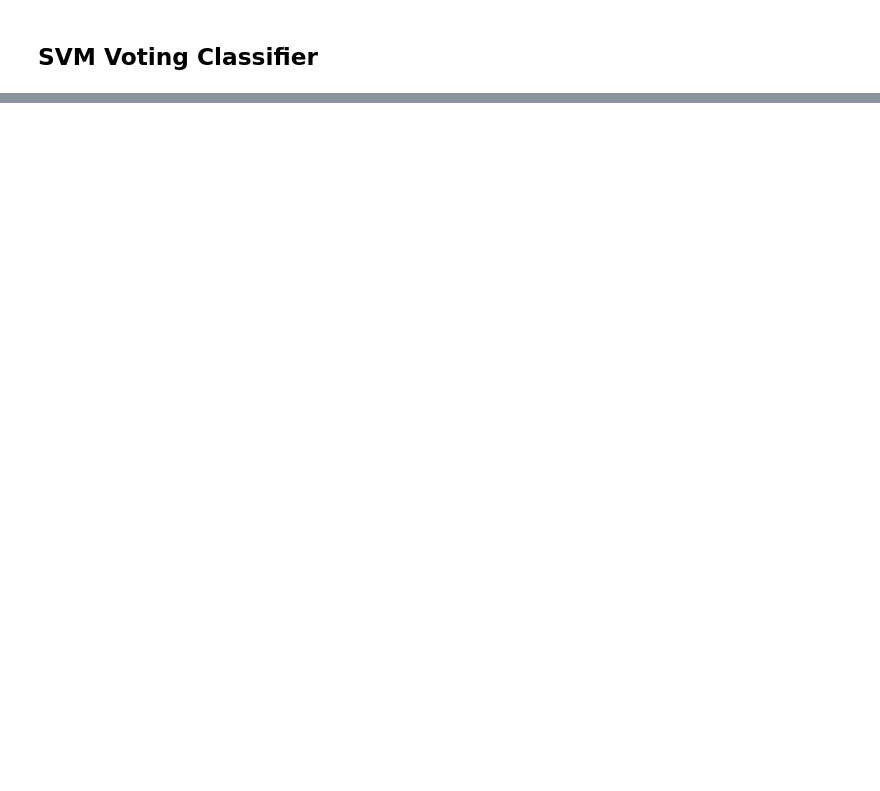
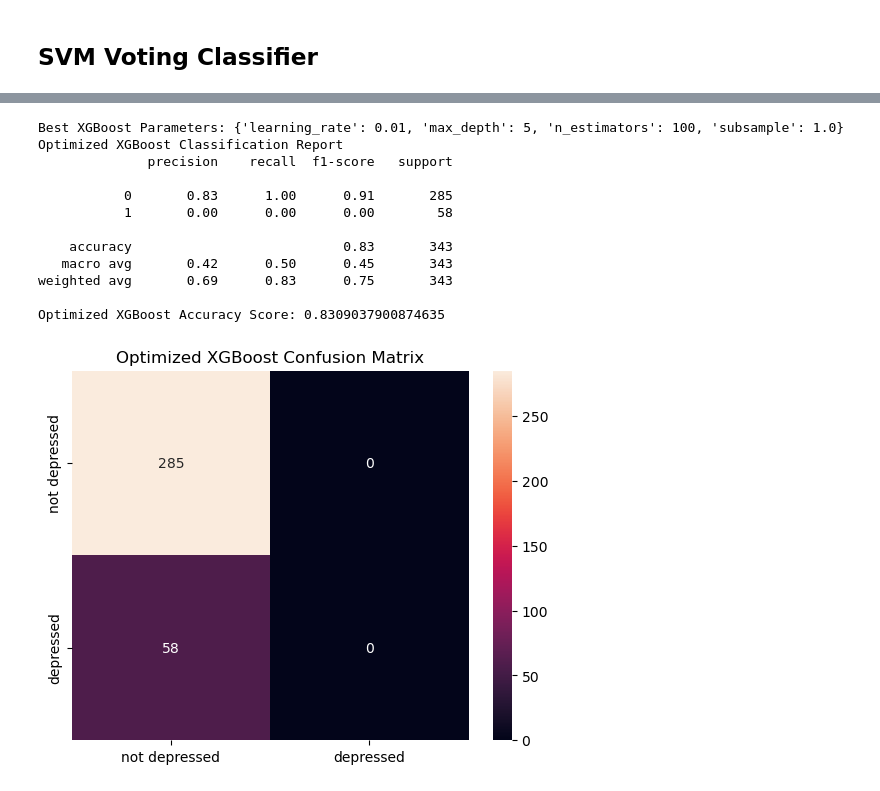
Before and after one commit to SuYumnam/Depression_Prediction, a Jupyter notebook: Depression_prediction_code.ipynb, the cells around one changed output, grey strips where cells are left out. Saved outputs shown, nothing was run; the diff lists cells and outputs as text; code cells hidden in the pictures; blank space fills up the shorter version.

```diff
--- a/Depression_prediction_code.ipynb
+++ b/Depression_prediction_code.ipynb
@@ -614,0 +633,43 @@ weighted avg       0.69      0.83      0.75       343
+# %%
+# Parameter tuning for XGBoost
+params = {
+    'n_estimators': [50, 100, 200],
+    'max_depth': [3, 5, 7],
+    'learning_rate': [0.01, 0.1, 0.2],
+    'subsample': [0.8, 1.0]
+}
+
+# Grid Search for XGBoost
+grid_xgb = GridSearchCV(XGBClassifier(), params, scoring='accuracy', cv=StratifiedKFold(5), n_jobs=-1)
+grid_xgb.fit(X_train, Y_train)
+
+# Best parameters for XGBoost
+print("Best XGBoost Parameters:", grid_xgb.best_params_)
+xgb_predictions_optimized = grid_xgb.best_estimator_.predict(X_val)
+
+# Confusion Matrix for Optimized XGBoost
+conf_mat = confusion_matrix(Y_val, xgb_predictions_optimized)
+df_cm = pd.DataFrame(conf_mat, index=['not depressed', 'depressed'],
+                     columns=['not depressed', 'depressed'])
+sn.heatmap(df_cm, annot=True, fmt='g')
+plt.title('Optimized XGBoost Confusion Matrix')
+plt.plot()
+
+# Classification Report for Optimized XGBoost
+print("Optimized XGBoost Classification Report")
+print(classification_report(Y_val, xgb_predictions_optimized))
+print(f"Optimized XGBoost Accuracy Score: {accuracy_score(Y_val, xgb_predictions_optimized)}")
+# %% [output]
+Best XGBoost Parameters: {'learning_rate': 0.01, 'max_depth': 5, 'n_estimators': 100, 'subsample': 1.0}
+Optimized XGBoost Classification Report
+              precision    recall  f1-score   support
+
+           0       0.83      1.00      0.91       285
+           1       0.00      0.00      0.00        58
+
+    accuracy                           0.83       343
+   macro avg       0.42      0.50      0.45       343
+weighted avg       0.69      0.83      0.75       343
+
+Optimized XGBoost Accuracy Score: 0.8309037900874635
+[figure, added]
```
Also changed, not shown: parts of 16 cells of this notebook.
